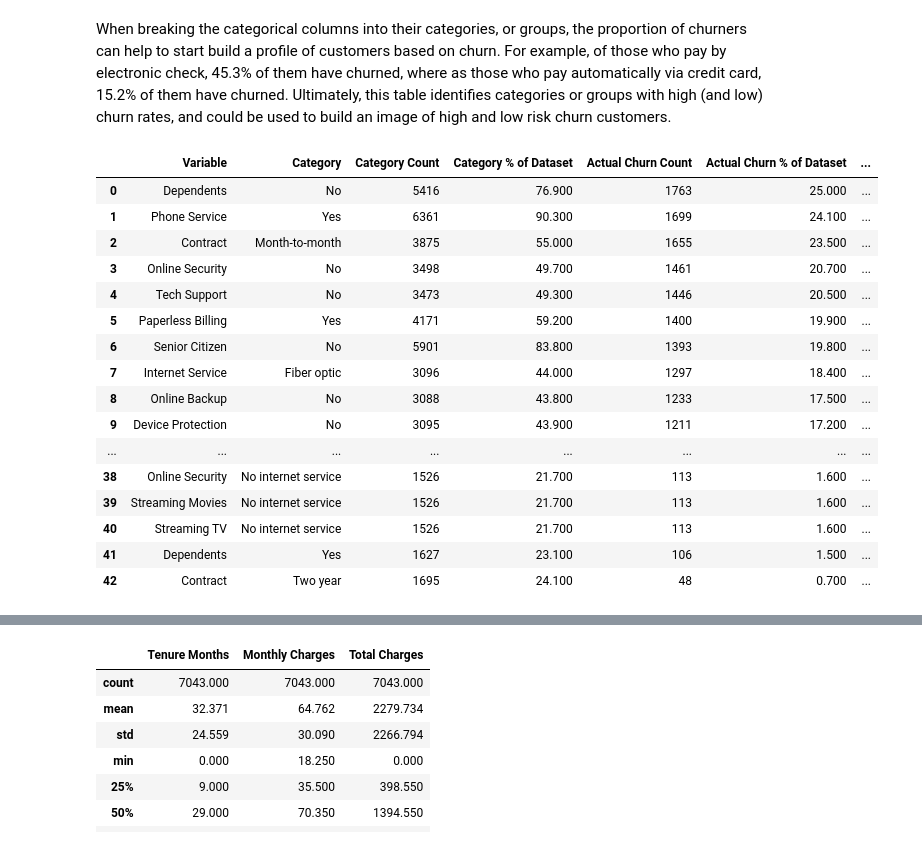
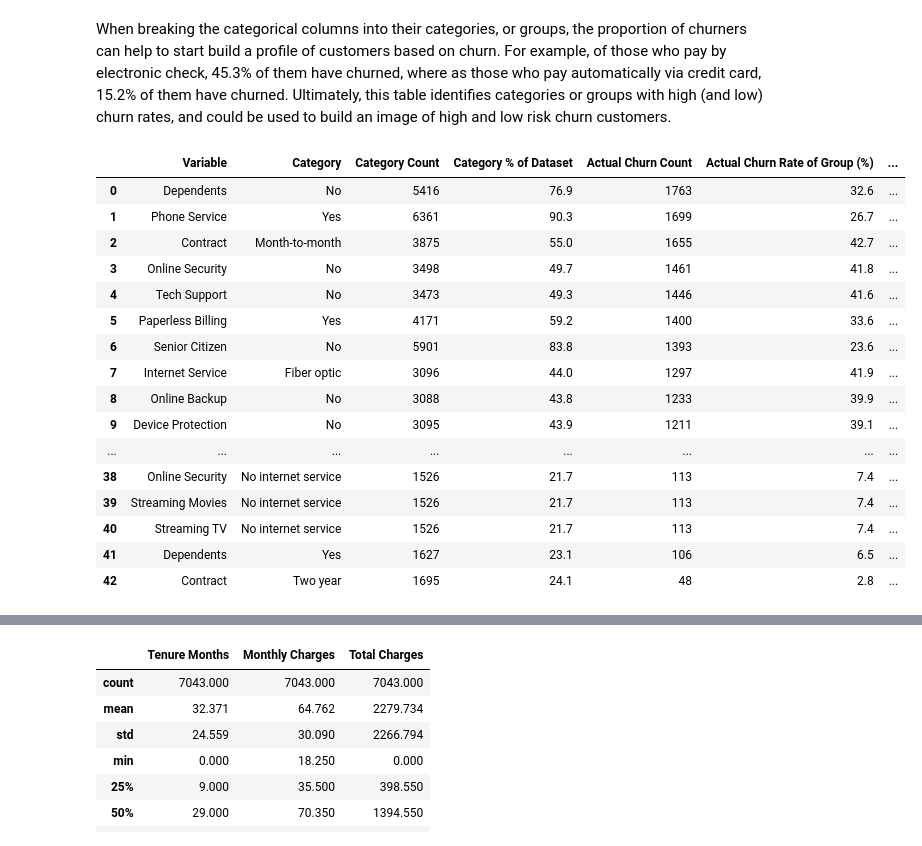
Before and after one commit to jharrison4386/ADS-505-Group-8-Project, a Jupyter notebook: final_project_predictive_modeling.ipynb, the cells around one changed output, grey strips where cells are left out. Drawn from its saved outputs; the diff is of its cells as text; code cells hidden in the pictures.

```diff
--- a/final_project_predictive_modeling.ipynb
+++ b/final_project_predictive_modeling.ipynb
@@ -905,50 +887,64 @@ for col in cat_cols:
             "Variable": col,
             "Category": str(category),
 
             # Category prevalence in the entire dataset
             "Category Count": n,
             "Category % of Dataset": round(
                 n / total_n * 100, 1
             ) if total_n else 0,
 
             # Actual churn prevalence
             "Actual Churn Count": actual_count,
-            "Actual Churn % of Dataset": round(
+            "Actual Churn Rate of Group (%)": round(
+                actual_count / n * 100, 1
+            ) if n else 0,
+            "Actual Churn Rate of Dataset (%)": round(
                 actual_count / total_n * 100, 1
             ) if total_n else 0,
 
             # Predicted churn prevalence
             "Predicted Churn Count": predicted_count,
-            "Predicted Churn % of Dataset": round(
+            "Predicted Churn Rate of Group (%)": round(
+                predicted_count / n * 100, 1
+            ) if n else 0,
+            "Predicted Churn Rate of Dataset (%)": round(
                 predicted_count / total_n * 100, 1
             ) if total_n else 0
         })
 
 categorical_table2 = pd.DataFrame(categorical_rows2)
 
 categorical_table2 = categorical_table2.sort_values(
     by="Actual Churn Count",
     ascending=False
 ).reset_index(drop=True)
 
-display(categorical_table2)
+display(
+    categorical_table2.style.format({
+        "Category % of Dataset": "{:.1f}",
+        "Actual Churn Rate of Group (%)": "{:.1f}",
+        "Actual Churn Rate of Dataset (%)": "{:.1f}",
+        "Predicted Churn Rate of Group (%)": "{:.1f}",
+        "Predicted Churn Rate of Dataset (%)": "{:.1f}"
+    })
+)
 
 # Chatgpt. (n.d.). ChatGPT. Retrieved October 11, 2026, from https://chatgpt.com/
 # %% [output]
-|  | Variable | Category | Category Count | Category % of Dataset | Actual Churn Count | Actual Churn % of Dataset | ... |
-| 0 | Dependents | No | 5416 | 76.900 | 1763 | 25.000 | ... |
-| 1 | Phone Service | Yes | 6361 | 90.300 | 1699 | 24.100 | ... |
-| 2 | Contract | Month-to-month | 3875 | 55.000 | 1655 | 23.500 | ... |
-| 3 | Online Security | No | 3498 | 49.700 | 1461 | 20.700 | ... |
-| 4 | Tech Support | No | 3473 | 49.300 | 1446 | 20.500 | ... |
-| 5 | Paperless Billing | Yes | 4171 | 59.200 | 1400 | 19.900 | ... |
-| 6 | Senior Citizen | No | 5901 | 83.800 | 1393 | 19.800 | ... |
-| 7 | Internet Service | Fiber optic | 3096 | 44.000 | 1297 | 18.400 | ... |
-| 8 | Online Backup | No | 3088 | 43.800 | 1233 | 17.500 | ... |
-| 9 | Device Protection | No | 3095 | 43.900 | 1211 | 17.200 | ... |
+|  | Variable | Category | Category Count | Category % of Dataset | Actual Churn Count | Actual Churn Rate of Group (%) | ... |
+| 0 | Dependents | No | 5416 | 76.9 | 1763 | 32.6 | ... |
+| 1 | Phone Service | Yes | 6361 | 90.3 | 1699 | 26.7 | ... |
+| 2 | Contract | Month-to-month | 3875 | 55.0 | 1655 | 42.7 | ... |
+| 3 | Online Security | No | 3498 | 49.7 | 1461 | 41.8 | ... |
+| 4 | Tech Support | No | 3473 | 49.3 | 1446 | 41.6 | ... |
+| 5 | Paperless Billing | Yes | 4171 | 59.2 | 1400 | 33.6 | ... |
+| 6 | Senior Citizen | No | 5901 | 83.8 | 1393 | 23.6 | ... |
+| 7 | Internet Service | Fiber optic | 3096 | 44.0 | 1297 | 41.9 | ... |
+| 8 | Online Backup | No | 3088 | 43.8 | 1233 | 39.9 | ... |
+| 9 | Device Protection | No | 3095 | 43.9 | 1211 | 39.1 | ... |
 | ... | ... | ... | ... | ... | ... | ... | ... |
-| 38 | Online Security | No internet service | 1526 | 21.700 | 113 | 1.600 | ... |
-| 39 | Streaming Movies | No internet service | 1526 | 21.700 | 113 | 1.600 | ... |
-| 40 | Streaming TV | No internet service | 1526 | 21.700 | 113 | 1.600 | ... |
-| 41 | Dependents | Yes | 1627 | 23.100 | 106 | 1.500 | ... |
-| 42 | Contract | Two year | 1695 | 24.100 | 48 | 0.700 | ... |
+| 38 | Online Security | No internet service | 1526 | 21.7 | 113 | 7.4 | ... |
+| 39 | Streaming Movies | No internet service | 1526 | 21.7 | 113 | 7.4 | ... |
+| 40 | Streaming TV | No internet service | 1526 | 21.7 | 113 | 7.4 | ... |
+| 41 | Dependents | Yes | 1627 | 23.1 | 106 | 6.5 | ... |
+| 42 | Contract | Two year | 1695 | 24.1 | 48 | 2.8 | ... |
```
Also changed, not shown: parts of 55 cells of this notebook.
